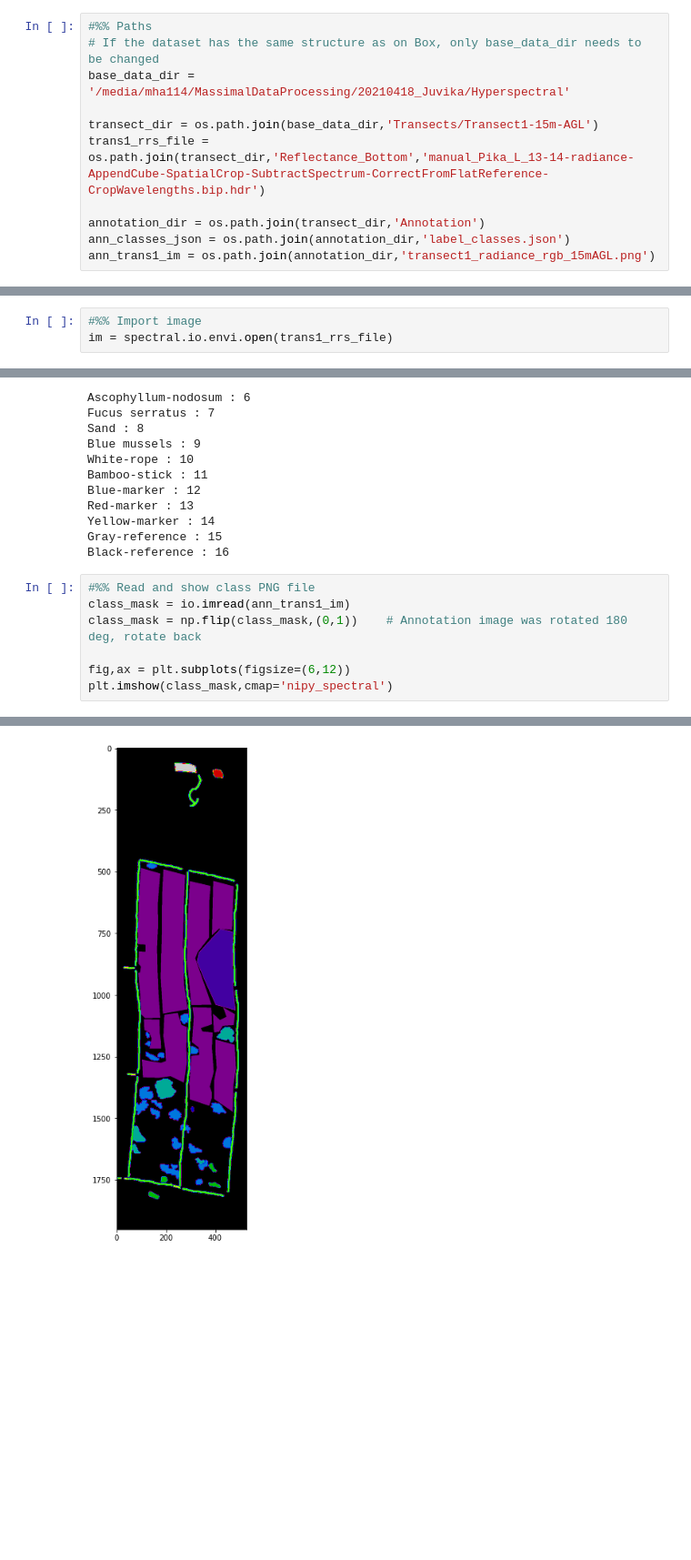
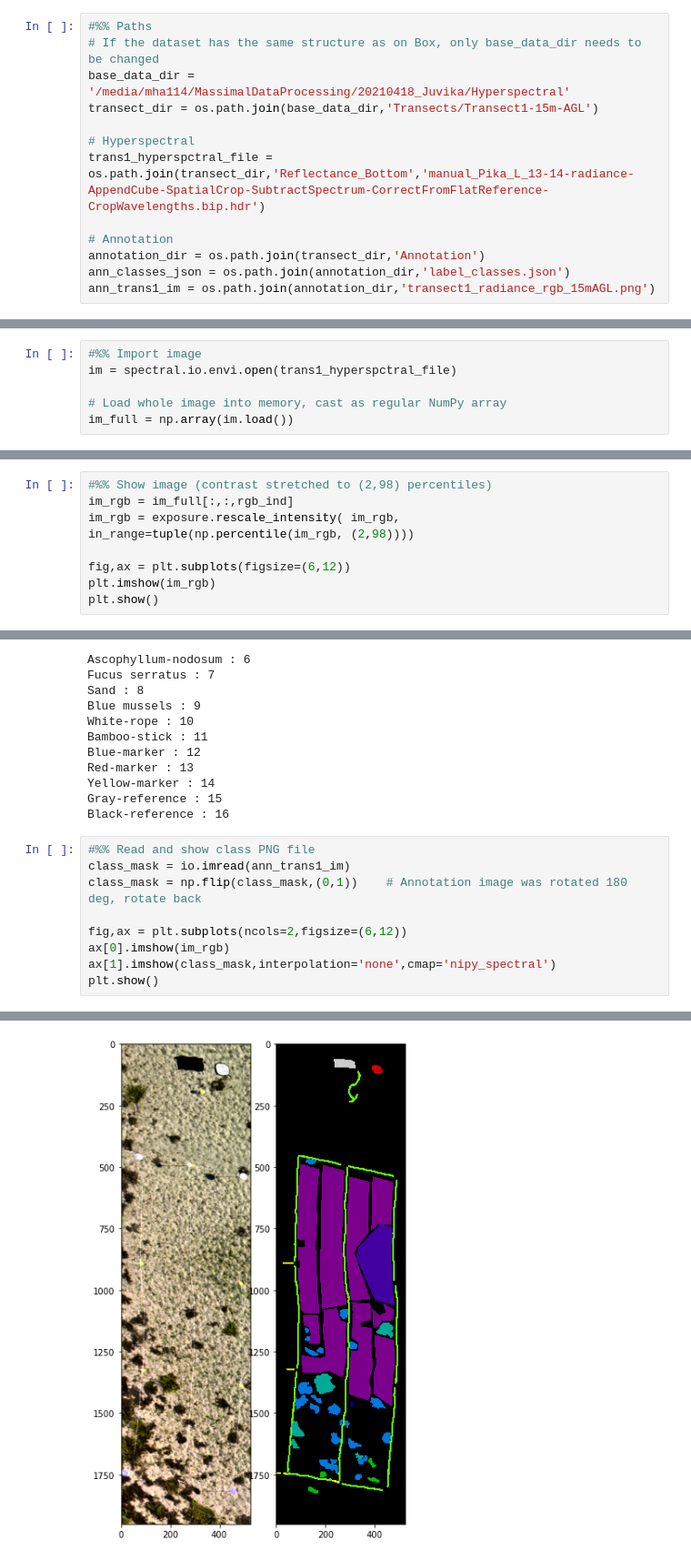
Before and after one commit to mh-skjelvareid/massimal, a Jupyter notebook: dataset_specific/20210418_Juvika/20210418_Juvika_TestClassification.ipynb, the cells around one changed output, grey strips where cells are left out. Shown at 91% size. Cells and saved outputs as stored; diff of their text form; blank space fills up the shorter version.

```diff
--- a/dataset_specific/20210418_Juvika/20210418_Juvika_TestClassification.ipynb
+++ b/dataset_specific/20210418_Juvika/20210418_Juvika_TestClassification.ipynb
@@ -10,10 +19,12 @@ import json
 #%% Paths
 # If the dataset has the same structure as on Box, only base_data_dir needs to be changed
 base_data_dir = '/media/mha114/MassimalDataProcessing/20210418_Juvika/Hyperspectral'
+transect_dir = os.path.join(base_data_dir,'Transects/Transect1-15m-AGL')
 
-transect_dir = os.path.join(base_data_dir,'Transects/Transect1-15m-AGL')
-trans1_rrs_file = os.path.join(transect_dir,'Reflectance_Bottom','manual_Pika_L_13-14-radiance-AppendCube-SpatialCrop-SubtractSpectrum-CorrectFromFlatReference-CropWavelengths.bip.hdr')
+# Hyperspectral
+trans1_hyperspctral_file = os.path.join(transect_dir,'Reflectance_Bottom','manual_Pika_L_13-14-radiance-AppendCube-SpatialCrop-SubtractSpectrum-CorrectFromFlatReference-CropWavelengths.bip.hdr')
 
+# Annotation
 annotation_dir = os.path.join(transect_dir,'Annotation')
 ann_classes_json = os.path.join(annotation_dir,'label_classes.json')
 ann_trans1_im = os.path.join(annotation_dir,'transect1_radiance_rgb_15mAGL.png')
@@ -24,5 +37,8 @@ n_samples_per_class = 1000
 # %%
 #%% Import image
-im = spectral.io.envi.open(trans1_rrs_file)
+im = spectral.io.envi.open(trans1_hyperspctral_file)
+
+# Load whole image into memory, cast as regular NumPy array
+im_full = np.array(im.load())
 # %%
 #%% Convert relevant metadata
@@ -38,0 +47,8 @@ view = spectral.imshow( data=im,bands=rgb_ind, figsize=(6,12))
+# %%
+#%% Show image (contrast stretched to (2,98) percentiles)
+im_rgb = im_full[:,:,rgb_ind]
+im_rgb = exposure.rescale_intensity( im_rgb, in_range=tuple(np.percentile(im_rgb, (2,98))))
+
+fig,ax = plt.subplots(figsize=(6,12))
+plt.imshow(im_rgb)
+plt.show()
@@ -87,6 +105,8 @@ Black-reference : 16
 class_mask = io.imread(ann_trans1_im)
 class_mask = np.flip(class_mask,(0,1))    # Annotation image was rotated 180 deg, rotate back
 
-fig,ax = plt.subplots(figsize=(6,12))
-plt.imshow(class_mask,cmap='nipy_spectral')
+fig,ax = plt.subplots(ncols=2,figsize=(6,12))
+ax[0].imshow(im_rgb)
+ax[1].imshow(class_mask,interpolation='none',cmap='nipy_spectral')
+plt.show()
 # %% [output]
@@ -94 +113 @@ plt.imshow(class_mask,cmap='nipy_spectral')
-[figure, old version]
+[figure, new version]
```
Also changed, not shown: parts of 29 cells of this notebook.
